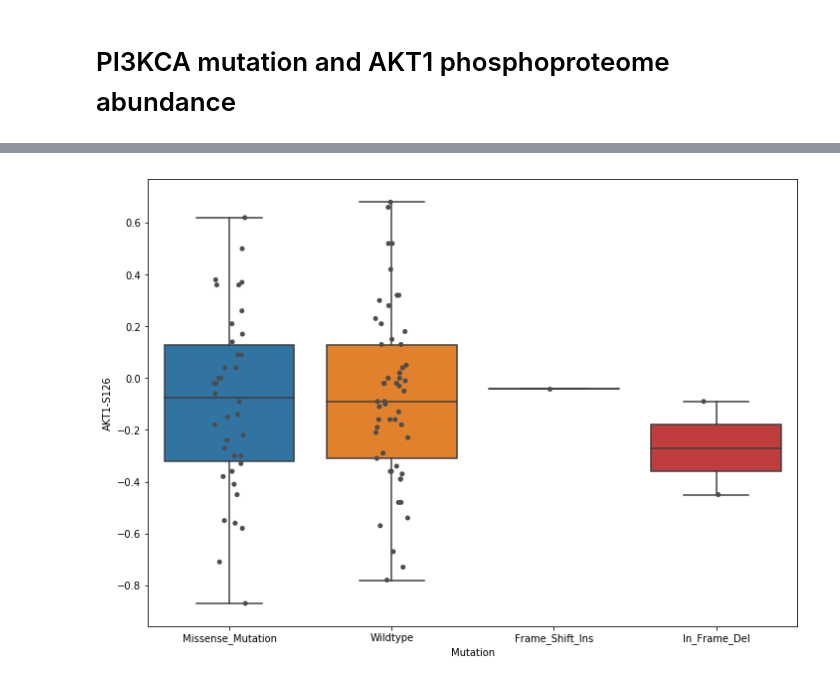
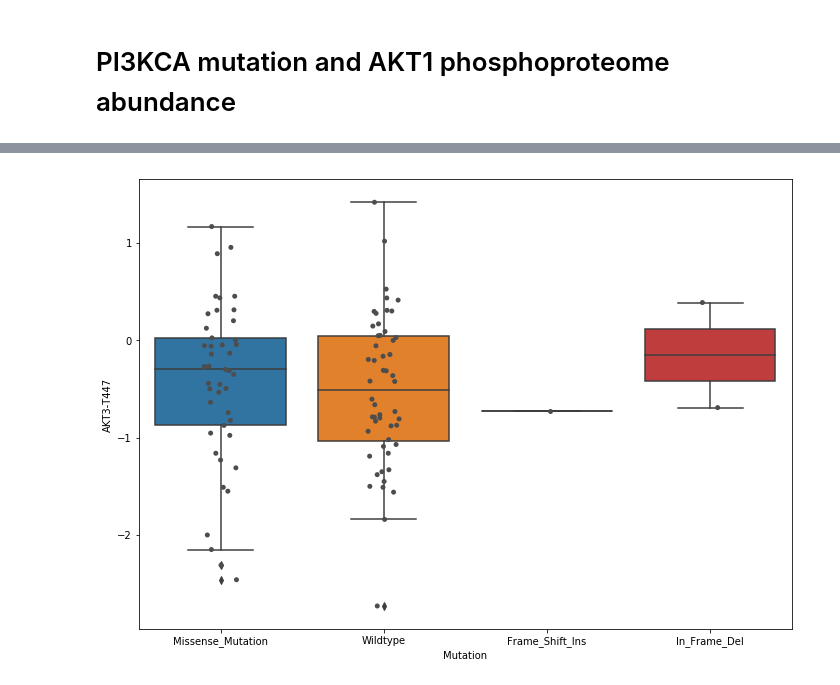
Before and after one commit to PayneLab/UCEC-clinical-stat-analysis, a Jupyter notebook: Protein_Notebooks/PIK3CA/Interacting_Proteins/AKT1.ipynb, the cells around one changed output, grey strips where cells are left out. Drawn from its saved outputs; the diff is of its cells as text; code cells hidden in the pictures.

```diff
--- a/Protein_Notebooks/PIK3CA/Interacting_Proteins/AKT1.ipynb
+++ b/Protein_Notebooks/PIK3CA/Interacting_Proteins/AKT1.ipynb
@@ -114,9 +97,9 @@ phosdf = phosdf.loc[phosdf['Patient_Type'] == 'Tumor']
 # %%
 a4_dims = (11.7, 8.27)
 fig, ax = plt.subplots(figsize=a4_dims)
 
-boxplt = sns.boxplot(data = phosdf, x = 'Mutation', y = 'AKT1-S126')
-boxplt = sns.stripplot(data = phosdf, x = 'Mutation', y = 'AKT1-S126', jitter = True, color = '.3')
+boxplt = sns.boxplot(data = phosdf, x = 'Mutation', y = 'AKT3-T447')
+boxplt = sns.stripplot(data = phosdf, x = 'Mutation', y = 'AKT3-T447', jitter = True, color = '.3')
 plt.show()
 # %% [output]
-[figure, old version]
+[figure, new version]
```
Also changed, not shown: parts of 3 cells of this notebook, 10 other files.
